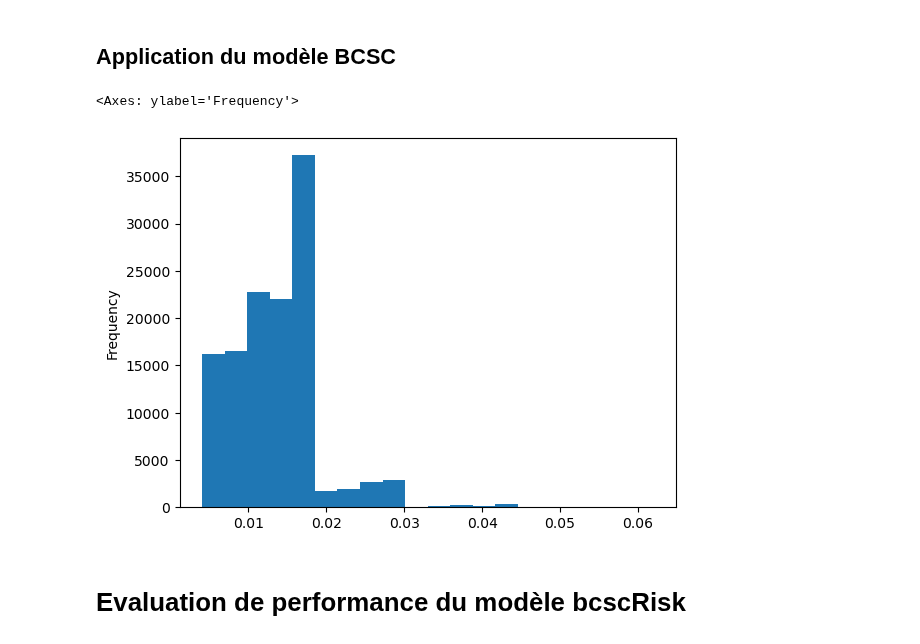
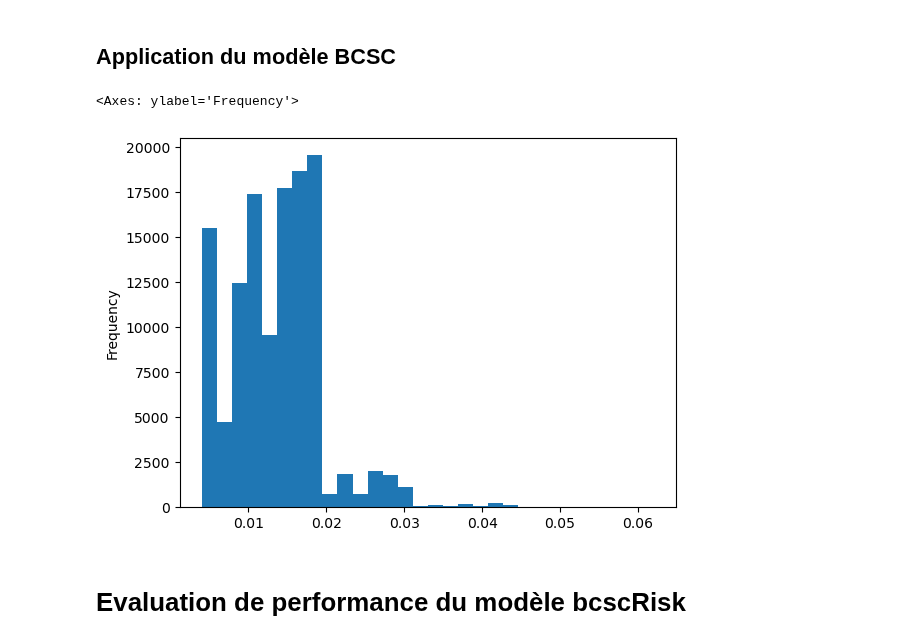
Before and after one commit to RR-DataSciences/Multi-trait-GWAS-in-admixed-populations, a Jupyter notebook: notebooks/55_Run_bcscRisk2.ipynb, the cells around one changed output. Saved outputs shown, nothing was run; the diff lists cells and outputs as text; code cells hidden in the pictures.

```diff
--- a/notebooks/55_Run_bcscRisk2.ipynb
+++ b/notebooks/55_Run_bcscRisk2.ipynb
@@ -162,10 +162,10 @@ def calculate_bcsc_v2_risk_5years(row):
 # Application sur ton DataFrame
 df["score_bcscRisk"] = (df.apply(calculate_bcsc_v2_risk_5years, axis=1))
 # %%
-df["score_bcscRisk"].plot.hist(bins=20)
+df["score_bcscRisk"].plot.hist(bins=30)
 # %% [output]
 <Axes: ylabel='Frequency'>
-[figure, old version]
+[figure, new version]
 # %% [markdown]
 # Evaluation de performance du modèle bcscRisk
 # %% [markdown]
```
Also changed, not shown: parts of 1 cell of this notebook, 2 other files.
